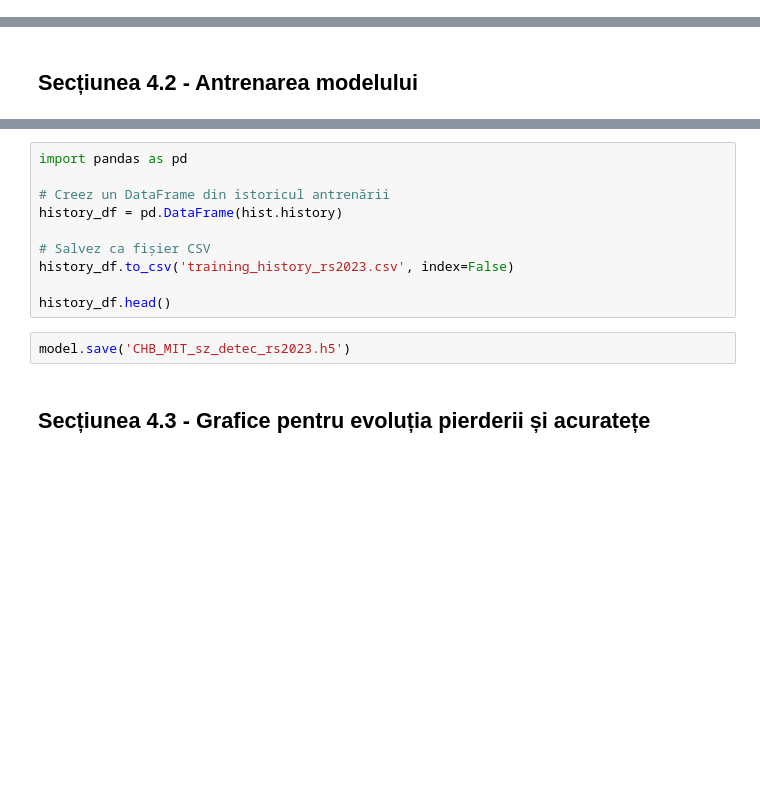
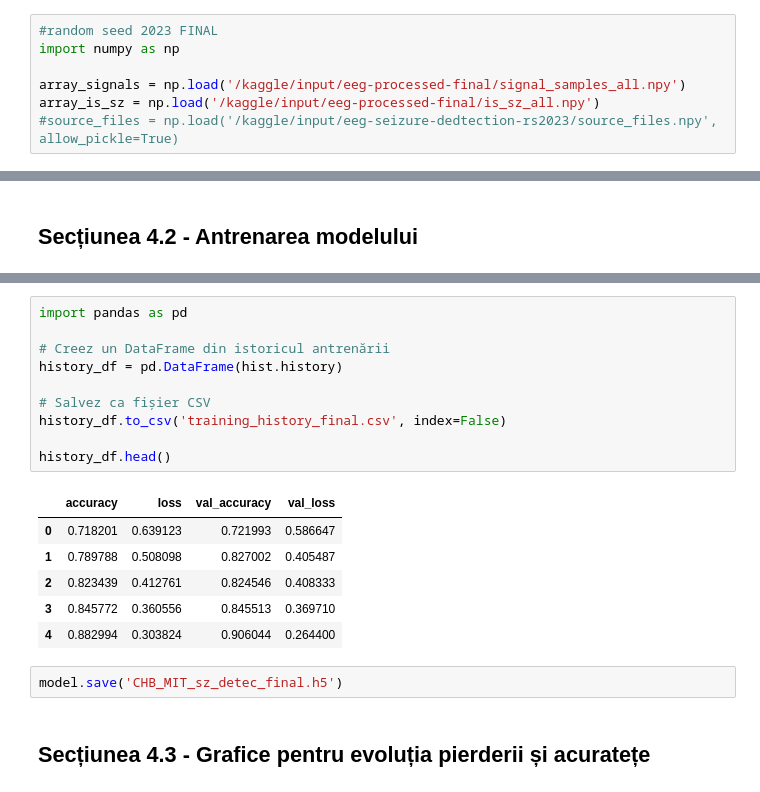
Before and after one commit to DDarriaA/Calculator, a Jupyter notebook: epileptic-seizure-recognition.ipynb, the cells around one changed output, grey strips where cells are left out. Cells and saved outputs as stored; diff of their text form; blank space fills up the shorter version.

Commit message:
Kaggle Notebook | Epileptic seizure recognition | Version 50

```diff
--- a/epileptic-seizure-recognition.ipynb
+++ b/epileptic-seizure-recognition.ipynb
@@ -1123,6 +921,13 @@ import numpy as np
 array_signals = np.load('/kaggle/input/eeg-seizure-dedtection-rs2023/signal_samples.npy')
 array_is_sz = np.load('/kaggle/input/eeg-seizure-dedtection-rs2023/is_sz.npy')
 source_files = np.load('/kaggle/input/eeg-seizure-dedtection-rs2023/source_files.npy', allow_pickle=True)
+# %%
+#random seed 2023 FINAL
+import numpy as np
+
+array_signals = np.load('/kaggle/input/eeg-processed-final/signal_samples_all.npy')
+array_is_sz = np.load('/kaggle/input/eeg-processed-final/is_sz_all.npy')
+#source_files = np.load('/kaggle/input/eeg-seizure-dedtection-rs2023/source_files.npy', allow_pickle=True)
 # %% [markdown]
 ## Secțiunea 3.3. Channel dimension and data split
 # %%
@@ -1268,15 +1161,22 @@ hist = model.fit(
 # %%
 import pandas as pd
 
 # Creez un DataFrame din istoricul antrenării
 history_df = pd.DataFrame(hist.history)
 
 # Salvez ca fișier CSV
-history_df.to_csv('training_history_rs2023.csv', index=False)
+history_df.to_csv('training_history_final.csv', index=False)
 
 history_df.head()
+# %% [output]
+|  | accuracy | loss | val_accuracy | val_loss |
+| 0 | 0.718201 | 0.639123 | 0.721993 | 0.586647 |
+| 1 | 0.789788 | 0.508098 | 0.827002 | 0.405487 |
+| 2 | 0.823439 | 0.412761 | 0.824546 | 0.408333 |
+| 3 | 0.845772 | 0.360556 | 0.845513 | 0.369710 |
+| 4 | 0.882994 | 0.303824 | 0.906044 | 0.264400 |
 # %%
-model.save('CHB_MIT_sz_detec_rs2023.h5')
+model.save('CHB_MIT_sz_detec_final.h5')
 # %% [markdown]
 ## Secțiunea 4.3 - Grafice pentru evoluția pierderii și acuratețe
 # %%
```
Also changed, not shown: parts of 29 cells of this notebook.
